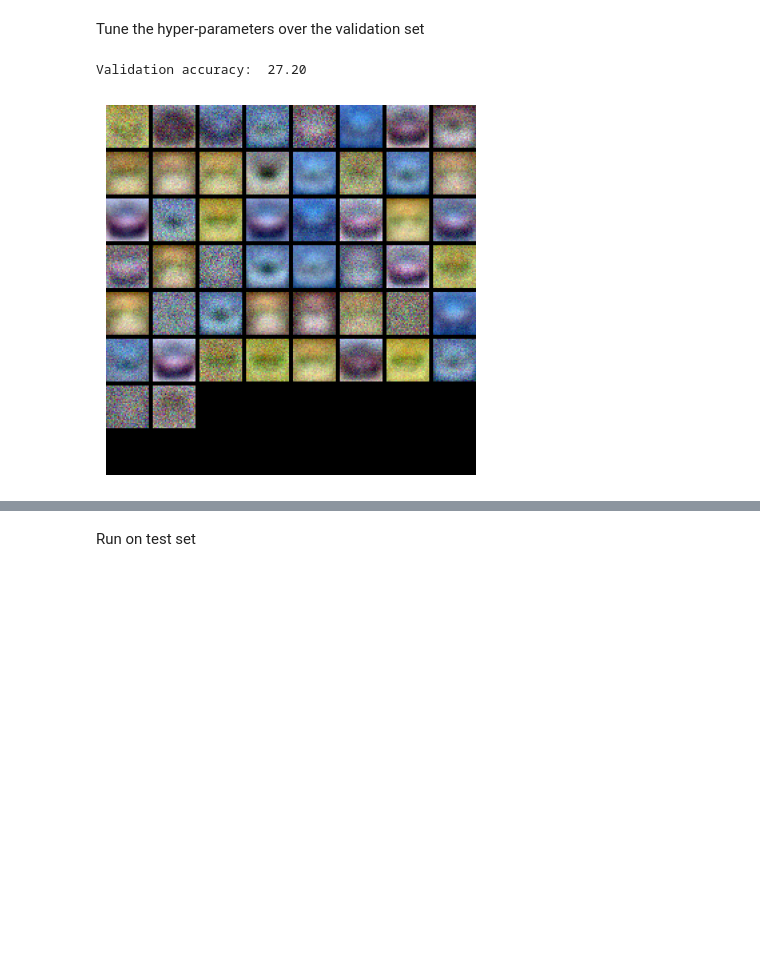
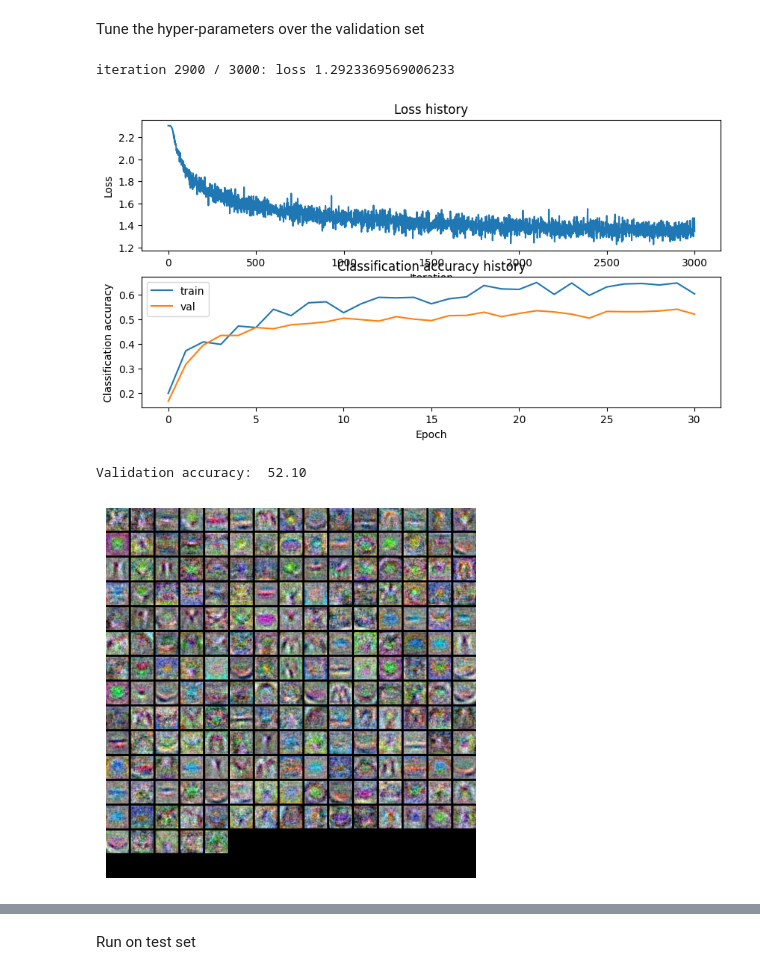
Before and after one commit to AashishNair01/computer-vision, a Jupyter notebook: Assignment_2/exercise-2.ipynb, the cells around one changed output, grey strips where cells are left out. Saved outputs shown, nothing was run; the diff lists cells and outputs as text; code cells hidden in the pictures; blank space fills up the shorter version.

```diff
--- a/Assignment_2/exercise-2.ipynb
+++ b/Assignment_2/exercise-2.ipynb
@@ -459,36 +448,55 @@ Tune the hyper-parameters over the validation set
 # Neural Network. Feel free implement your own techniques (e.g. PCA to reduce
 # dimensionality, or adding dropout, or adding features to the solver, etc.).
 
 # **Explain your hyperparameter tuning process in the report.**
 
 #################################################################################
 # TODO: Tune hyperparameters using the validation set. Store your best trained  #
 # model in best_net.                                                            #
 #                                                                               #
 # To help debug your network, it may help to use visualizations similar to the  #
 # ones we used above; these visualizations will have significant qualitative    #
 # differences from the ones we saw above for the poorly tuned network.          #
 #                                                                               #
 # Tweaking hyperparameters- by hand can be fun, but you might find it useful to #
 # write code to sweep through possible combinations of hyperparameters          #
 # For example you can write                                                     #
 #   for learning_rate in my_learning_rates:                                     #
 #     ...                                                                       #
 #################################################################################
 # *****START OF YOUR CODE (DO NOT DELETE/MODIFY THIS LINE)*****
-# stats = best_net.train(X_train, y_train, X_val, y_val,
-#             num_iters=, batch_size=,
-#             learning_rate=, learning_rate_decay=,
-#             reg=, verbose=True)
+input_size = 32 * 32 * 3
+hidden_size = 200 #changed
+num_classes = 10
+net = module_twolayernet.TwoLayerNetv4(input_size=input_size, hidden_size=hidden_size, output_size=num_classes)
+stats = net.train(X_train, y_train, X_val, y_val,
+            num_iters=3000, batch_size=500,
+            learning_rate=1e-3,learning_rate_decay=0.99,
+            reg=0.35, verbose=True) #changed num_iters,batch_size,lr,lr_decay,regularization param.
 
+fig, axes = plt.subplots(2, 1, figsize=(2*5, 5*1), dpi=100)
+axes[0].plot(stats['loss_history'])
+axes[0].set_title('Loss history')
+axes[0].set_xlabel('Iteration')
+axes[0].set_ylabel('Loss')
+
+axes[1].plot(stats['train_acc_history'], label='train')
+axes[1].plot(stats['val_acc_history'], label='val')
+axes[1].set_title('Classification accuracy history')
+axes[1].set_xlabel('Epoch')
+axes[1].set_ylabel('Classification accuracy')
+axes[1].legend()
+plt.show()
 best_net = net # store your best model into this
 
 # *****END OF YOUR CODE (DO NOT DELETE/MODIFY THIS LINE)*****
 
 # Predict on the validation set
 val_acc = (best_net.predict(X_val) == y_val).mean()
 print(f'Validation accuracy: {val_acc*100 : 0.2f}')
 show_net_weights(best_net)
 # %% [output]
-Validation accuracy:  27.20
+iteration 2900 / 3000: loss 1.2923369569006233
-[figure, old version]
+[figure, new version]
+Validation accuracy:  52.10
+[figure, added]
```
Also changed, not shown: parts of 7 cells of this notebook, 10 other files.
